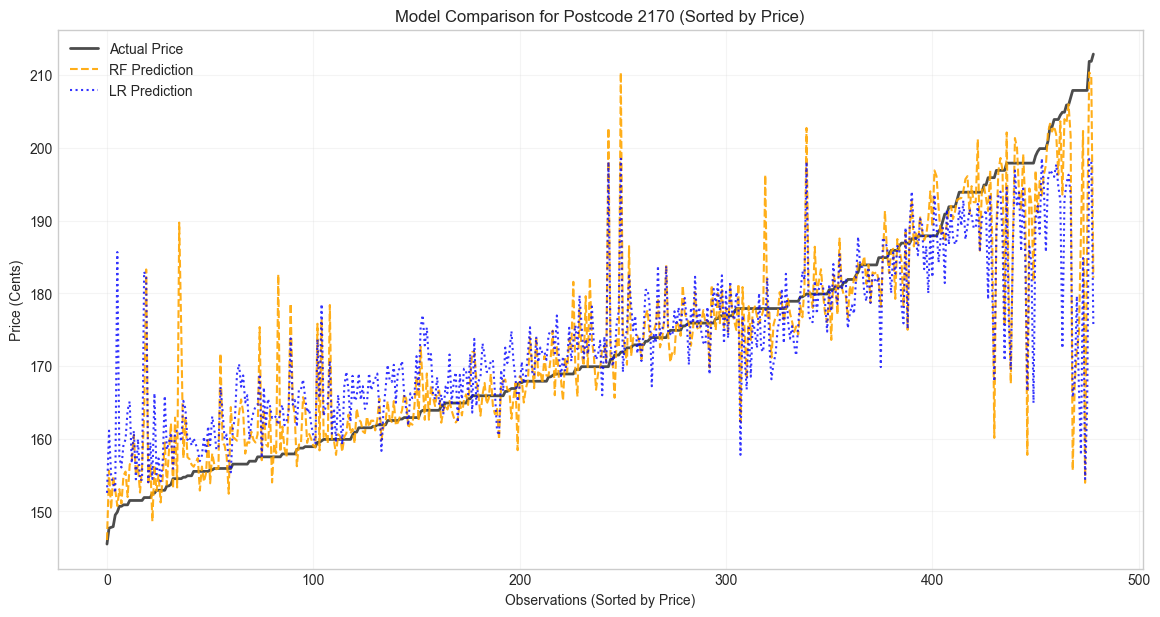
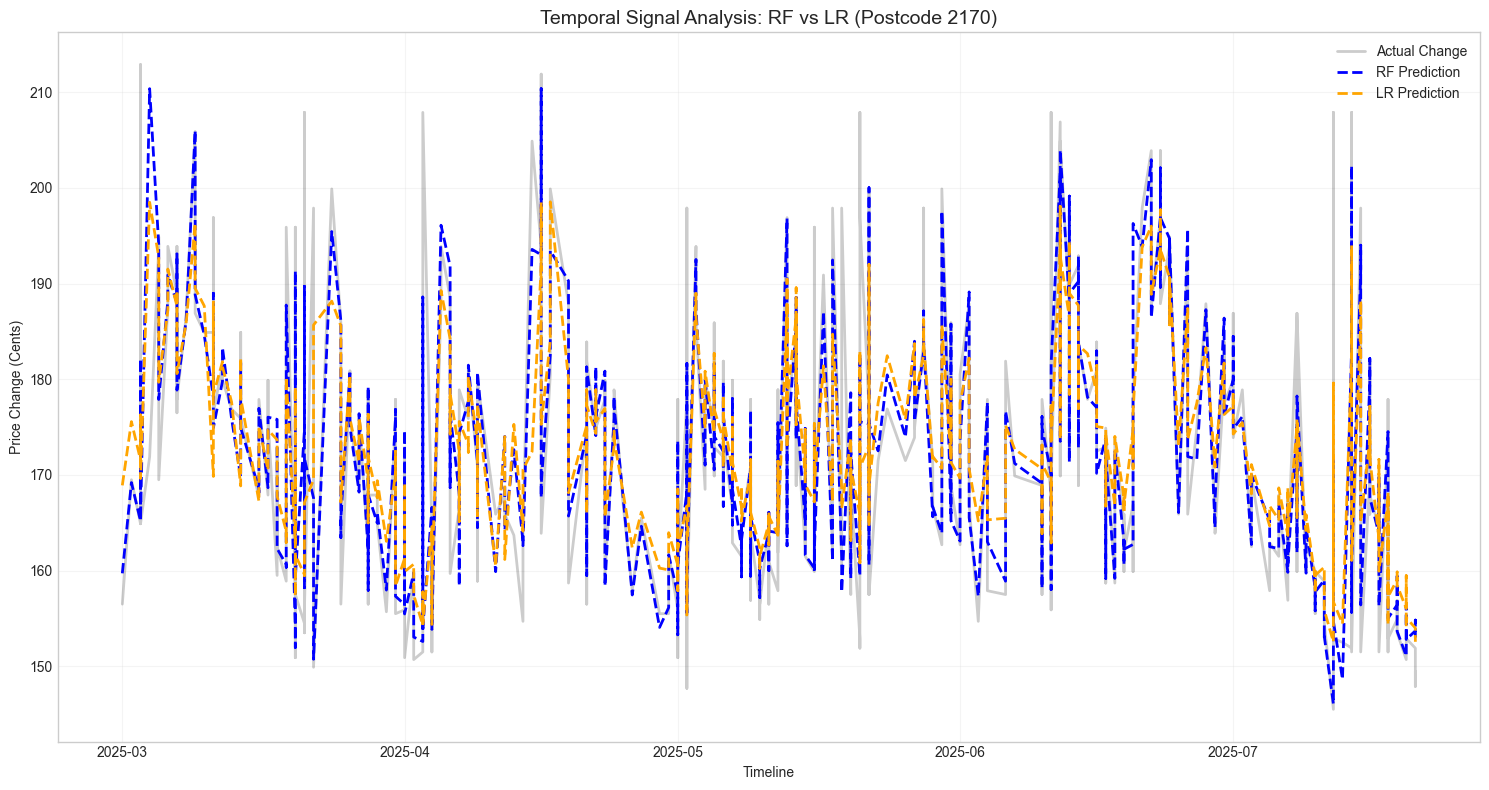
Code edit (unified diff) that turned the first committed figure into the second:
--- before
+++ after
@@ -1,30 +1,41 @@
-# 1. Add both predictions to your results dataframe
-test_results = X_test.copy()
-test_results['actual'] = y_test
-test_results['rf_pred'] = rf_predictions  # Using the variables from earlier
-test_results['lr_pred'] = lr_predictions
 
-# 2. Filter for your postcode
-sample_postcode = test_results['postcode'].mode()[0]
-sample_data = test_results[test_results['postcode'] == sample_postcode].copy()
 
-# OPTIONAL: Sort by actual price to see how models handle low vs high values
-sample_data = sample_data.sort_values(by='actual')
+# 1. Reconstruct the test results with dates
+# Assuming 'df_final' or your source CSV still exists with the 'date' column
+df_source = pd.read_csv(COMPLETE_OUTPUT_FILE, parse_dates=['date'])
 
-plt.figure(figsize=(14, 7))
+comparison_df = pd.DataFrame({
+    'date': df_source.loc[X_test.index, 'date'],
+    'postcode': X_test['postcode'],
+    'actual': y_test,
+    'rf_pred': rf_predictions,
+    'lr_pred': lr_predictions
+})
 
-# Plot Actuals
-plt.plot(sample_data['actual'].values, label='Actual Price', color='black', lw=2, alpha=0.7)
+# 2. Pick a postcode with high volatility to see the difference clearly
+sample_postcode = comparison_df['postcode'].mode()[0]
+plot_data = comparison_df[comparison_df['postcode'] == sample_postcode].sort_values('date')
 
-# Plot Random Forest
-plt.plot(sample_data['rf_pred'].values, label='RF Prediction', color='orange', linestyle='--', alpha=0.9)
+# 3. Create the Comparison Plot
+plt.figure(figsize=(15, 8))
 
-# Plot Linear Regression
-plt.plot(sample_data['lr_pred'].values, label='LR Prediction', color='blue', linestyle=':', alpha=0.8)
+# Actual price movement
+plt.plot(plot_data['date'], plot_data['actual'], 
+         label='Actual Change', color='black', lw=2, alpha=0.2)
 
-plt.title(f'Model Comparison for Postcode {sample_postcode} (Sorted by Price)')
-plt.xlabel('Observations (Sorted by Price)')
-plt.ylabel('Price (Cents)')
+# Random Forest: Expect this to follow spikes better
+plt.plot(plot_data['date'], plot_data['rf_pred'], 
+         label='RF Prediction', color='blue', linestyle='--', lw=2)
+
+# Linear Regression: Expect this to be flatter/more "damped"
+plt.plot(plot_data['date'], plot_data['lr_pred'], 
+         label='LR Prediction', color='orange', linestyle='--', lw=2)
+
+plt.title(f'Temporal Signal Analysis: RF vs LR (Postcode {sample_postcode})', fontsize=14)
+plt.ylabel('Price Change (Cents)')
+plt.xlabel('Timeline')
 plt.legend()
 plt.grid(True, alpha=0.2)
+plt.tight_layout()
 plt.show()
+

Commit: main graph not sort by time